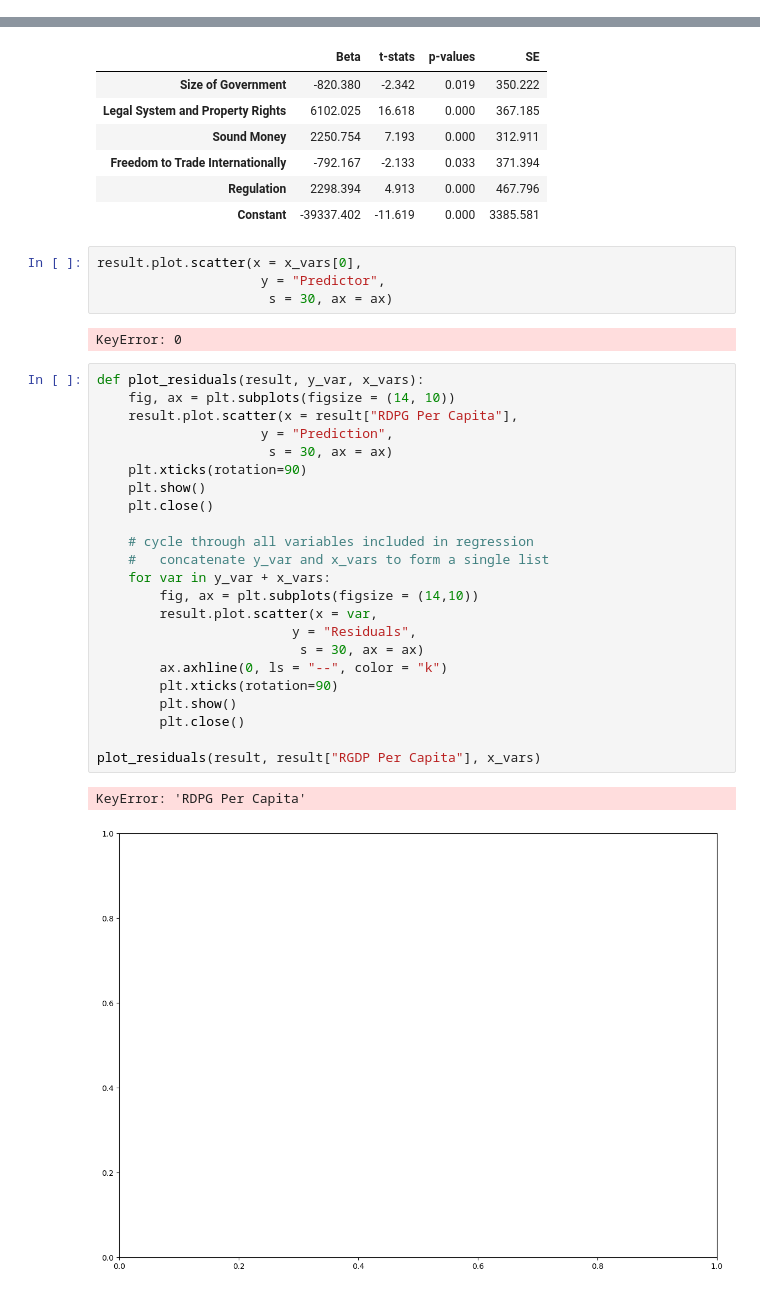
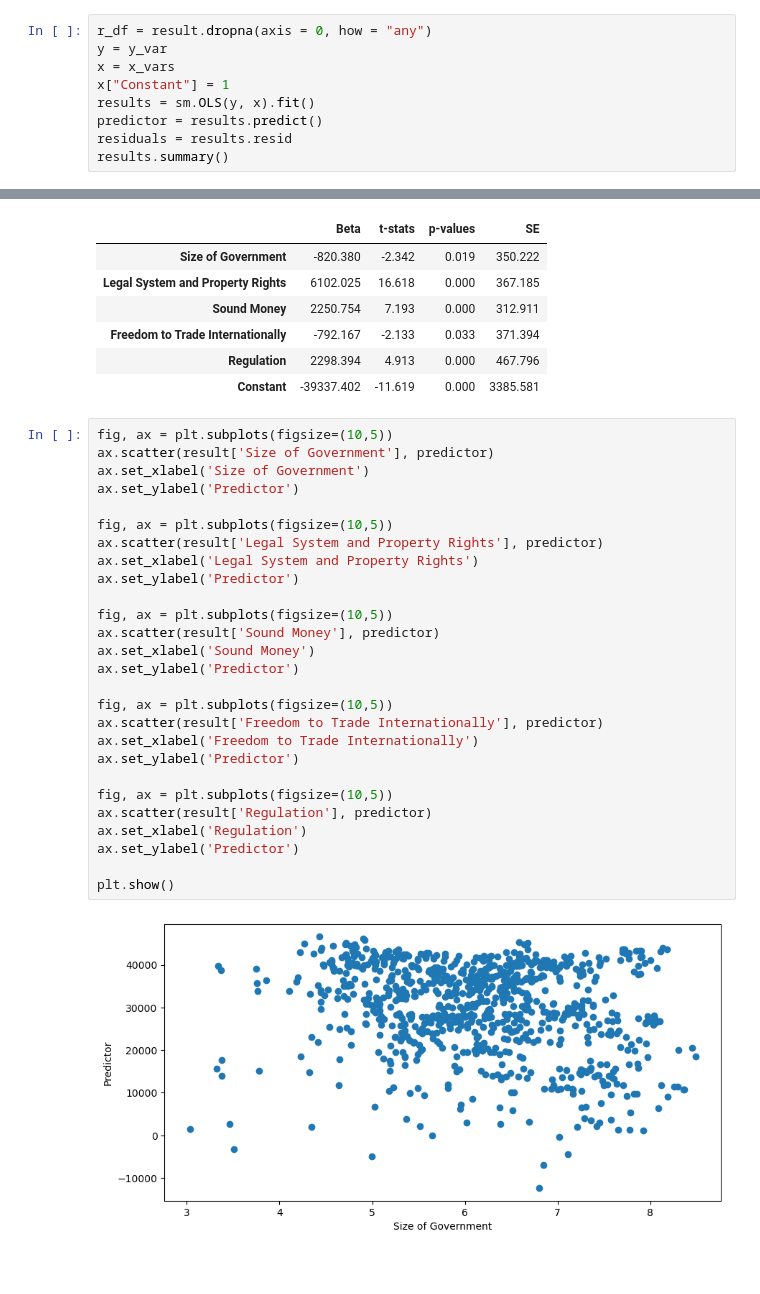
Before and after one commit to MattKrepp1/Econ-411, a Jupyter notebook: At Home Projects/Homework 7 Working with OLS.ipynb, the cells around one changed output, grey strips where cells are left out. Saved outputs shown, nothing was run; the diff lists cells and outputs as text; blank space fills up the shorter version.

```diff
--- a/At Home Projects/Homework 7 Working with OLS.ipynb
+++ b/At Home Projects/Homework 7 Working with OLS.ipynb
@@ -175,0 +138,9 @@ Notes:
+# %%
+r_df = result.dropna(axis = 0, how = "any")
+y = y_var
+x = x_vars
+x["Constant"] = 1
+results = sm.OLS(y, x).fit()
+predictor = results.predict()
+residuals = results.resid
+results.summary()
@@ -203,35 +203,32 @@ results_df
 | Freedom to Trade Internationally | -792.167 | -2.133 | 0.033 | 371.394 |
 | Regulation | 2298.394 | 4.913 | 0.000 | 467.796 |
 | Constant | -39337.402 | -11.619 | 0.000 | 3385.581 |
-# %%
-result.plot.scatter(x = x_vars[0],
-                     y = "Predictor",
-                      s = 30, ax = ax)
-# %% [output]
-KeyError: 0
-# %%
-def plot_residuals(result, y_var, x_vars):
-    fig, ax = plt.subplots(figsize = (14, 10))
-    result.plot.scatter(x = result["RDPG Per Capita"],
-                     y = "Prediction",
-                      s = 30, ax = ax)
-    plt.xticks(rotation=90)
-    plt.show()
-    plt.close()
-
-    # cycle through all variables included in regression
-    #   concatenate y_var and x_vars to form a single list
-    for var in y_var + x_vars:
-        fig, ax = plt.subplots(figsize = (14,10))
-        result.plot.scatter(x = var,
-                         y = "Residuals",
-                          s = 30, ax = ax)
-        ax.axhline(0, ls = "--", color = "k")
-        plt.xticks(rotation=90)
-        plt.show()
-        plt.close()
-
-plot_residuals(result, result["RGDP Per Capita"], x_vars)
-# %% [output]
-KeyError: 'RDPG Per Capita'
-[figure, removed]
+# %%
+fig, ax = plt.subplots(figsize=(10,5))
+ax.scatter(result['Size of Government'], predictor)
+ax.set_xlabel('Size of Government')
+ax.set_ylabel('Predictor')
+
+fig, ax = plt.subplots(figsize=(10,5))
+ax.scatter(result['Legal System and Property Rights'], predictor)
+ax.set_xlabel('Legal System and Property Rights')
+ax.set_ylabel('Predictor')
+
+fig, ax = plt.subplots(figsize=(10,5))
+ax.scatter(result['Sound Money'], predictor)
+ax.set_xlabel('Sound Money')
+ax.set_ylabel('Predictor')
+
+fig, ax = plt.subplots(figsize=(10,5))
+ax.scatter(result['Freedom to Trade Internationally'], predictor)
+ax.set_xlabel('Freedom to Trade Internationally')
+ax.set_ylabel('Predictor')
+
+fig, ax = plt.subplots(figsize=(10,5))
+ax.scatter(result['Regulation'], predictor)
+ax.set_xlabel('Regulation')
+ax.set_ylabel('Predictor')
+
+plt.show()
+# %% [output]
+[figure, added]
```
Also changed, not shown: parts of 10 cells of this notebook, 1 other file.
